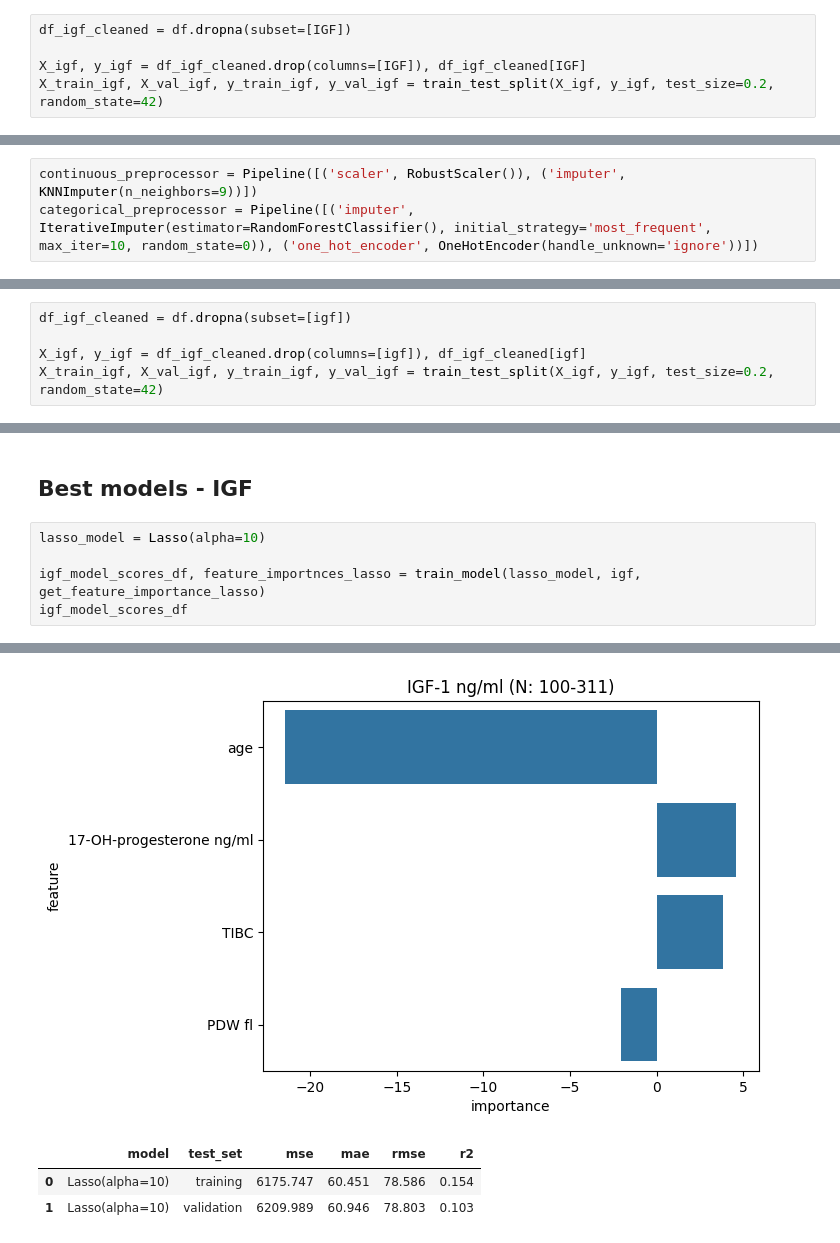
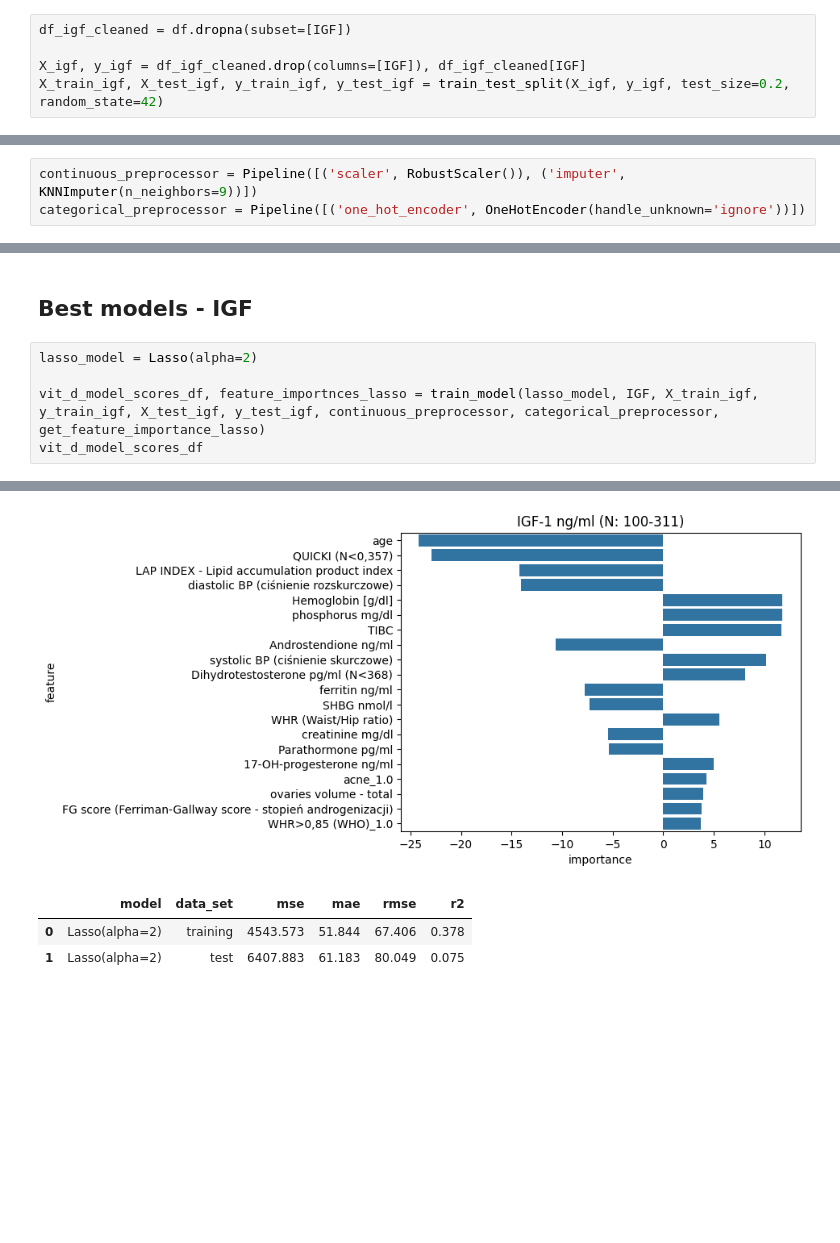
Before and after one commit to Karina-00/Master_project, a Jupyter notebook: igf_models.ipynb, the cells around one changed output, grey strips where cells are left out. Saved outputs shown, nothing was run; the diff lists cells and outputs as text; blank space fills up the shorter version.

Commit message:
selected best models for all target variables

```diff
--- a/igf_models.ipynb
+++ b/igf_models.ipynb
@@ -62,7 +65,7 @@ df.sample(5)
 df_igf_cleaned = df.dropna(subset=[IGF])
 
 X_igf, y_igf = df_igf_cleaned.drop(columns=[IGF]), df_igf_cleaned[IGF]
-X_train_igf, X_val_igf, y_train_igf, y_val_igf = train_test_split(X_igf, y_igf, test_size=0.2, random_state=42)
+X_train_igf, X_test_igf, y_train_igf, y_test_igf = train_test_split(X_igf, y_igf, test_size=0.2, random_state=42)
 # %% [markdown]
 ## Models exploration
 # %%
@@ -166,7 +169,7 @@ Name: MAE, dtype: float64
 Best combo: RS_KNN + original_ohe_+_impute_rf
 # %%
 continuous_preprocessor = Pipeline([('scaler', RobustScaler()), ('imputer', KNNImputer(n_neighbors=9))])
-categorical_preprocessor = Pipeline([('imputer', IterativeImputer(estimator=RandomForestClassifier(), initial_strategy='most_frequent', max_iter=10, random_state=0)), ('one_hot_encoder', OneHotEncoder(handle_unknown='ignore'))])
+categorical_preprocessor = Pipeline([('one_hot_encoder', OneHotEncoder(handle_unknown='ignore'))])
 # %% [markdown]
 ### Hyperparameter tuning
 # %% [markdown]
@@ -278,5 +288,0 @@ tuned_df.sort_values(by='cv_mae', ascending=False).head(5)
-# %%
-df_igf_cleaned = df.dropna(subset=[igf])
-
-X_igf, y_igf = df_igf_cleaned.drop(columns=[igf]), df_igf_cleaned[igf]
-X_train_igf, X_val_igf, y_train_igf, y_val_igf = train_test_split(X_igf, y_igf, test_size=0.2, random_state=42)
@@ -365,8 +301,8 @@ compare_random_states(X_train_igf, y_train_igf, model, igf)
 # %% [markdown]
 ## Best models - IGF
 # %%
-lasso_model = Lasso(alpha=10)
+lasso_model = Lasso(alpha=2)
 
-igf_model_scores_df, feature_importnces_lasso = train_model(lasso_model, igf, get_feature_importance_lasso)
-igf_model_scores_df
+vit_d_model_scores_df, feature_importnces_lasso = train_model(lasso_model, IGF, X_train_igf, y_train_igf, X_test_igf, y_test_igf, continuous_preprocessor, categorical_preprocessor, get_feature_importance_lasso)
+vit_d_model_scores_df
 # %% [output]
@@ -375,5 +311,5 @@ igf_model_scores_df
-[figure, old version]
+[figure, new version]
-|  | model | test_set | mse | mae | rmse | r2 |
-| 0 | Lasso(alpha=10) | training | 6175.747 | 60.451 | 78.586 | 0.154 |
-| 1 | Lasso(alpha=10) | validation | 6209.989 | 60.946 | 78.803 | 0.103 |
+|  | model | data_set | mse | mae | rmse | r2 |
+| 0 | Lasso(alpha=2) | training | 4543.573 | 51.844 | 67.406 | 0.378 |
+| 1 | Lasso(alpha=2) | test | 6407.883 | 61.183 | 80.049 | 0.075 |
 # %%
```
Also changed, not shown: parts of 18 cells of this notebook, 4 other files.
